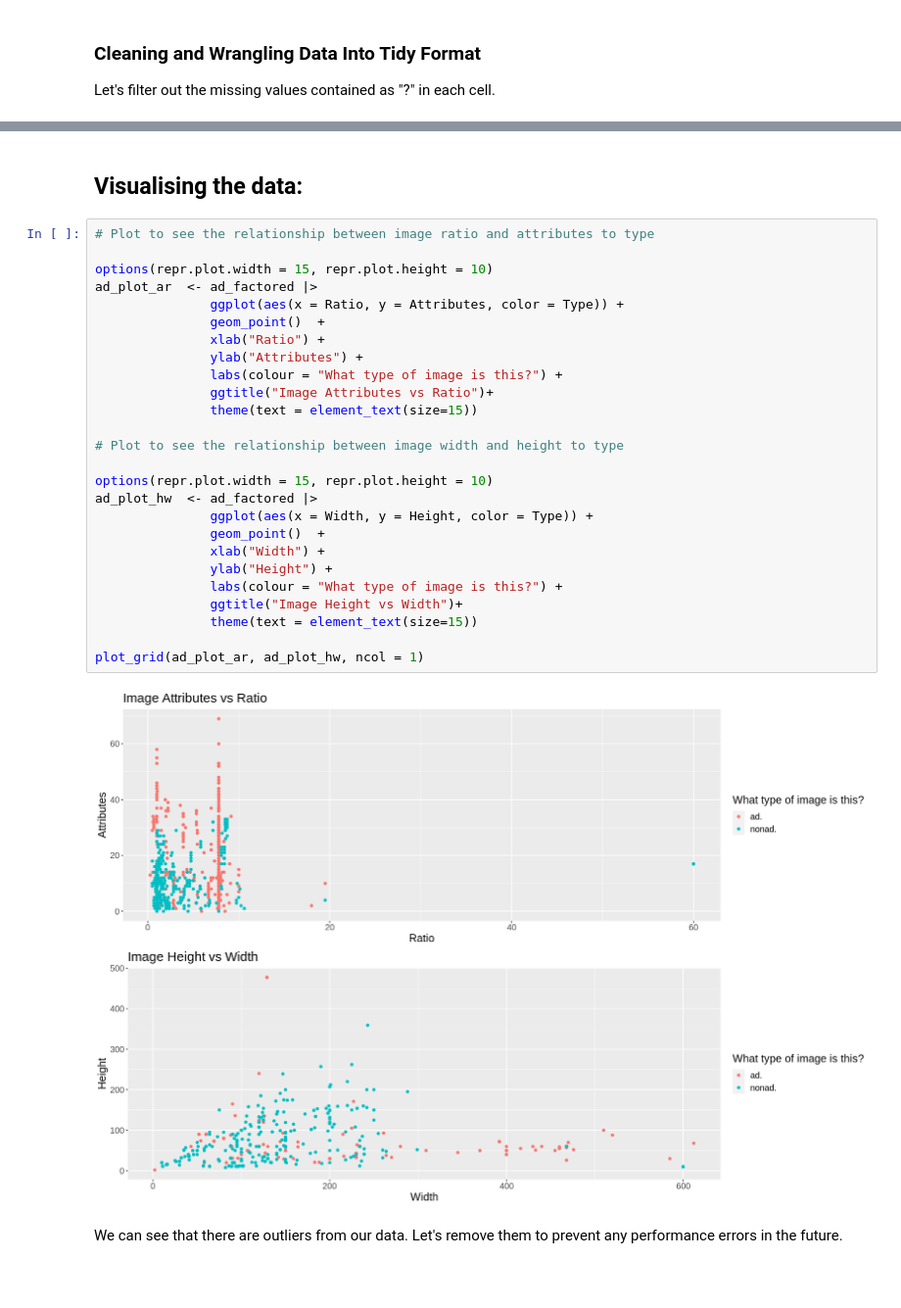
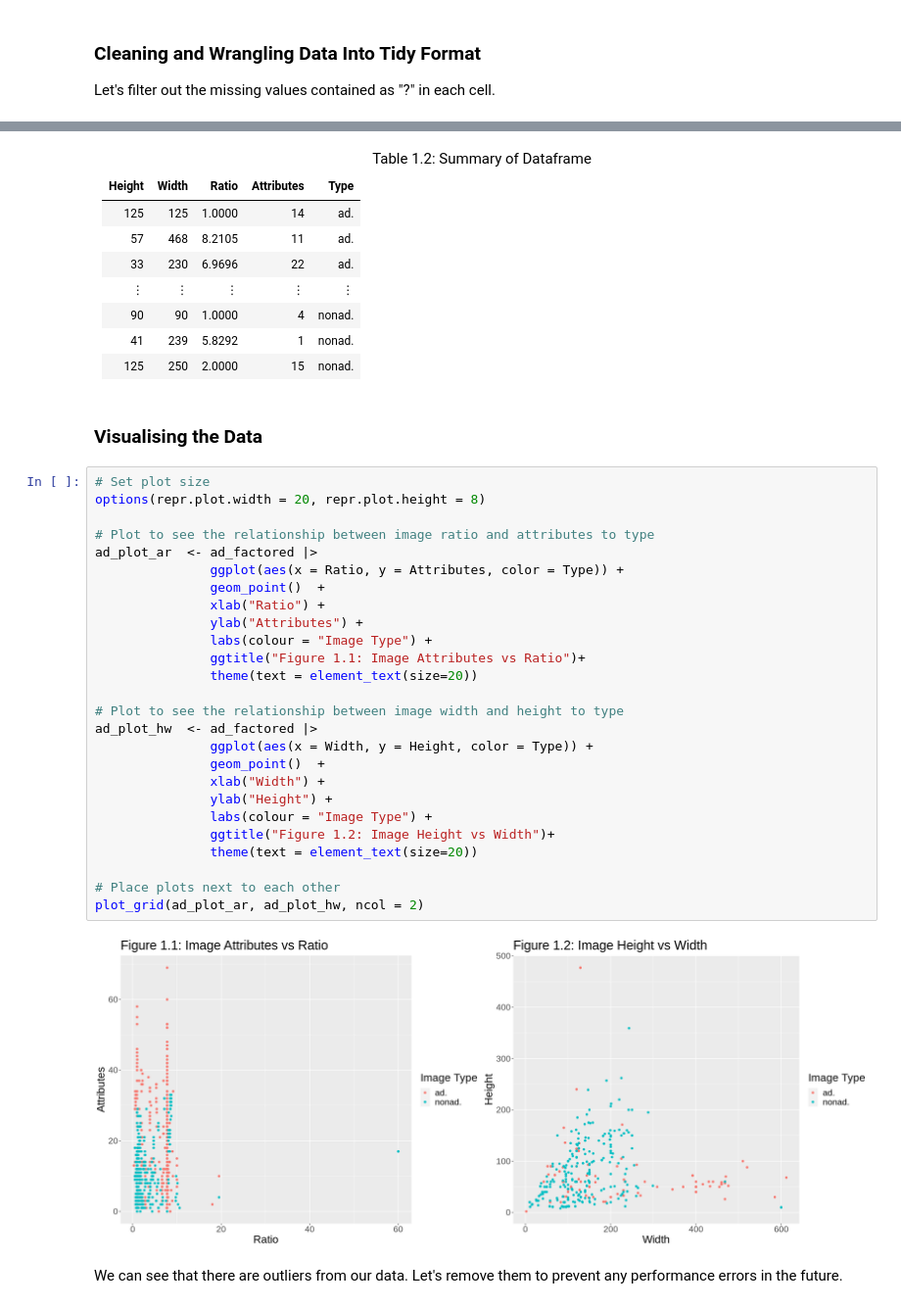
Before and after one commit to msamanthaf/Ad_Classification_DSCI, a Jupyter notebook: Final_Project_Ad_Classification.ipynb, the cells around one changed output, grey strips where cells are left out. Shown at 98% size. Cells and saved outputs as stored; diff of their text form; blank space fills up the shorter version.

Commit message:
organized report, added comments, fixed errors, labelled and number figures and tables

```diff
--- a/Final_Project_Ad_Classification.ipynb
+++ b/Final_Project_Ad_Classification.ipynb
@@ -138,33 +90,45 @@ A tibble: 756 × 5
+# %% [markdown]
+<div align="center"> Table 1.2: Summary of Dataframe </div>
+
+| Height| Width|   Ratio| Attributes|Type   |
+|------:|-----:|-------:|----------:|:------|
+|    125|   125|  1.0000|         14|ad.    |
+|     57|   468|  8.2105|         11|ad.    |
+|     33|   230|  6.9696|         22|ad.    |
+|⋮|⋮|⋮|⋮|⋮|
+|     90|    90|  1.0000|          4|nonad. |
+|     41|   239|  5.8292|          1|nonad. |
+|    125|   250|  2.0000|         15|nonad. |
 # %% [markdown]
-## Visualising the data:
+### Visualising the Data
 # %%
+# Set plot size
+options(repr.plot.width = 20, repr.plot.height = 8)
+
 # Plot to see the relationship between image ratio and attributes to type
-
-options(repr.plot.width = 15, repr.plot.height = 10)
 ad_plot_ar  <- ad_factored |>
                ggplot(aes(x = Ratio, y = Attributes, color = Type)) +
                geom_point()  +
                xlab("Ratio") +
                ylab("Attributes") +
-               labs(colour = "What type of image is this?") +
-               ggtitle("Image Attributes vs Ratio")+
-               theme(text = element_text(size=15))
+               labs(colour = "Image Type") +
+               ggtitle("Figure 1.1: Image Attributes vs Ratio")+
+               theme(text = element_text(size=20))
 
 # Plot to see the relationship between image width and height to type
-
-options(repr.plot.width = 15, repr.plot.height = 10)
 ad_plot_hw  <- ad_factored |>
                ggplot(aes(x = Width, y = Height, color = Type)) +
                geom_point()  +
                xlab("Width") +
                ylab("Height") +
-               labs(colour = "What type of image is this?") +
-               ggtitle("Image Height vs Width")+
-               theme(text = element_text(size=15))
+               labs(colour = "Image Type") +
+               ggtitle("Figure 1.2: Image Height vs Width")+
+               theme(text = element_text(size=20))
 
-plot_grid(ad_plot_ar, ad_plot_hw, ncol = 1)
+# Place plots next to each other
+plot_grid(ad_plot_ar, ad_plot_hw, ncol = 2)
 # %% [output]
-[figure, old version]
+[figure, new version]
 # %% [markdown]
 We can see that there are outliers from our data. Let's remove them to prevent any performance errors in the future.
 # %%
```
Also changed, not shown: parts of 39 cells of this notebook.
